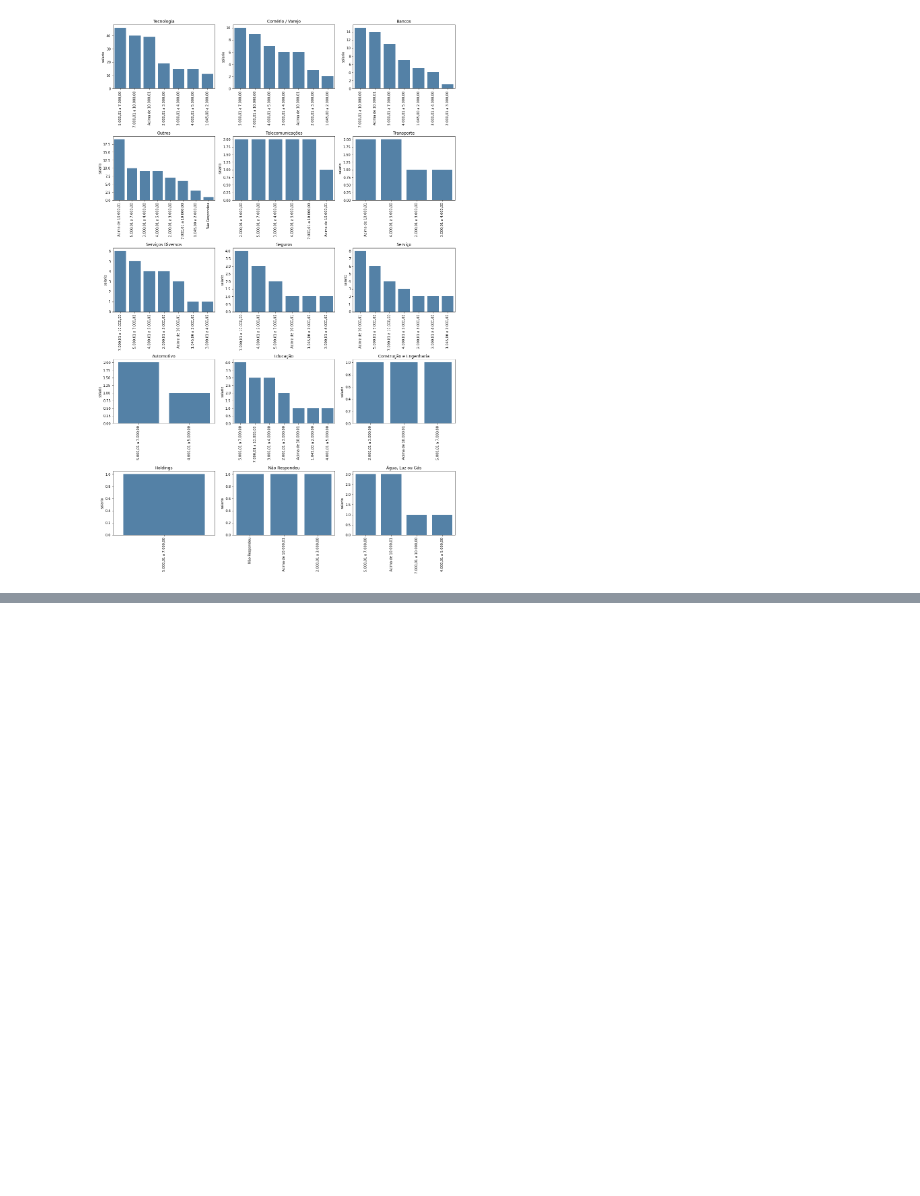
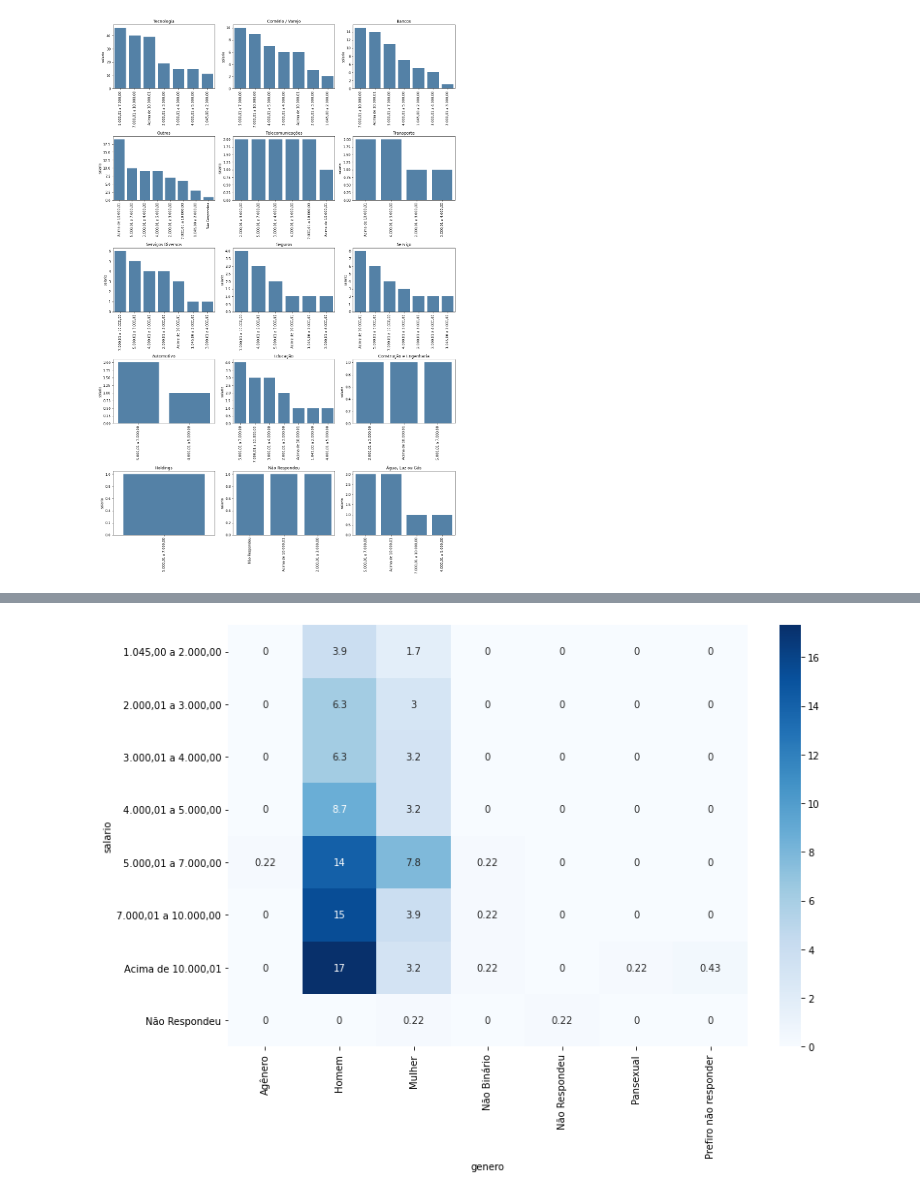
Before and after one commit to daianeklein/data-surveys, a Jupyter notebook: Pesquisa01_salariomediodados.ipynb, the cells around one changed output, grey strips where cells are left out. Drawn from its saved outputs; the diff is of its cells as text; code cells hidden in the pictures; blank space fills up the shorter version.

```diff
--- a/Pesquisa01_salariomediodados.ipynb
+++ b/Pesquisa01_salariomediodados.ipynb
@@ -774,0 +798,9 @@ sns.heatmap(data = crosstab, annot = True, cmap = 'Blues');
+# %%
+# os 17% do exemplo acima pode ser visualizado na tabela a seguir
+# criando a tabela
+crosstab = pd.crosstab(df['salario'], df['genero'], normalize = True) * 100
+
+plt.figure(figsize = (12, 8))
+sns.heatmap(data = crosstab, annot = True, cmap = 'Blues');
+# %% [output]
+[figure, added]
```
Also changed, not shown: parts of 16 cells of this notebook.
